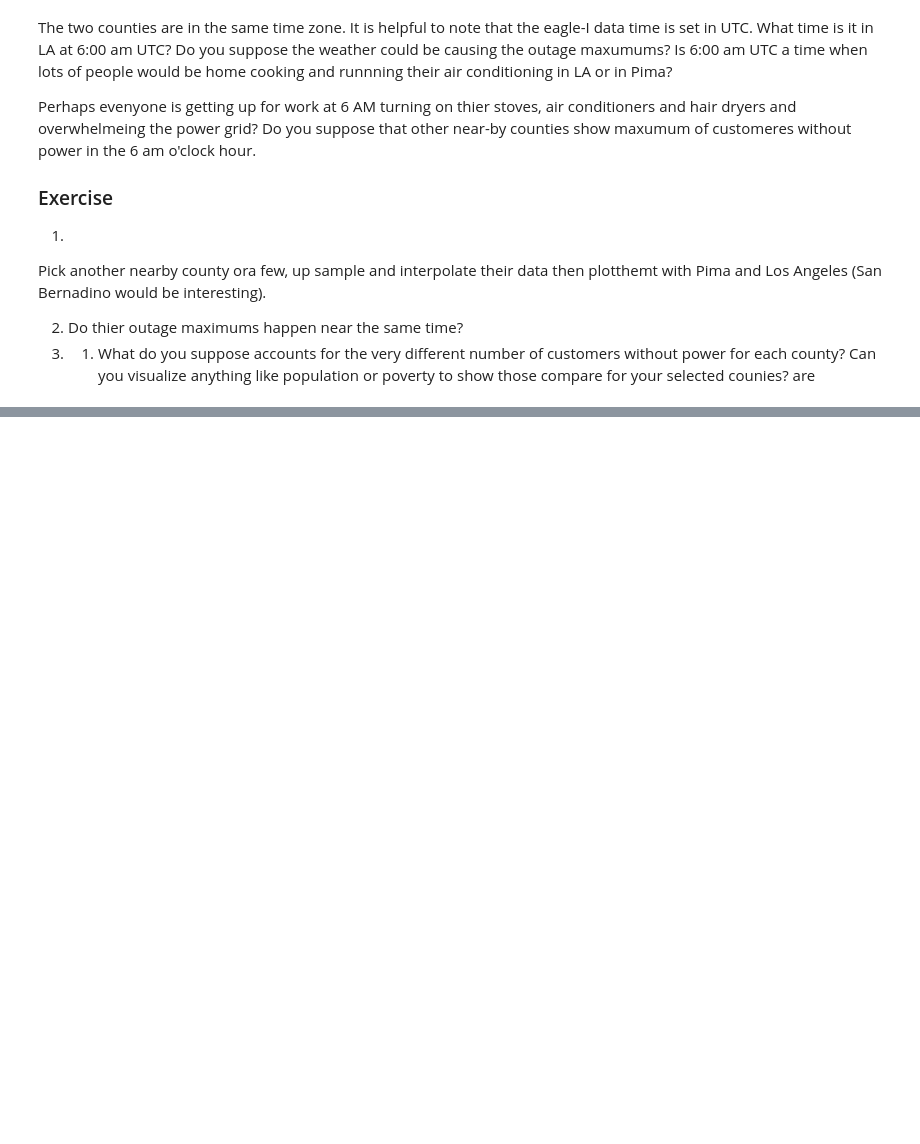
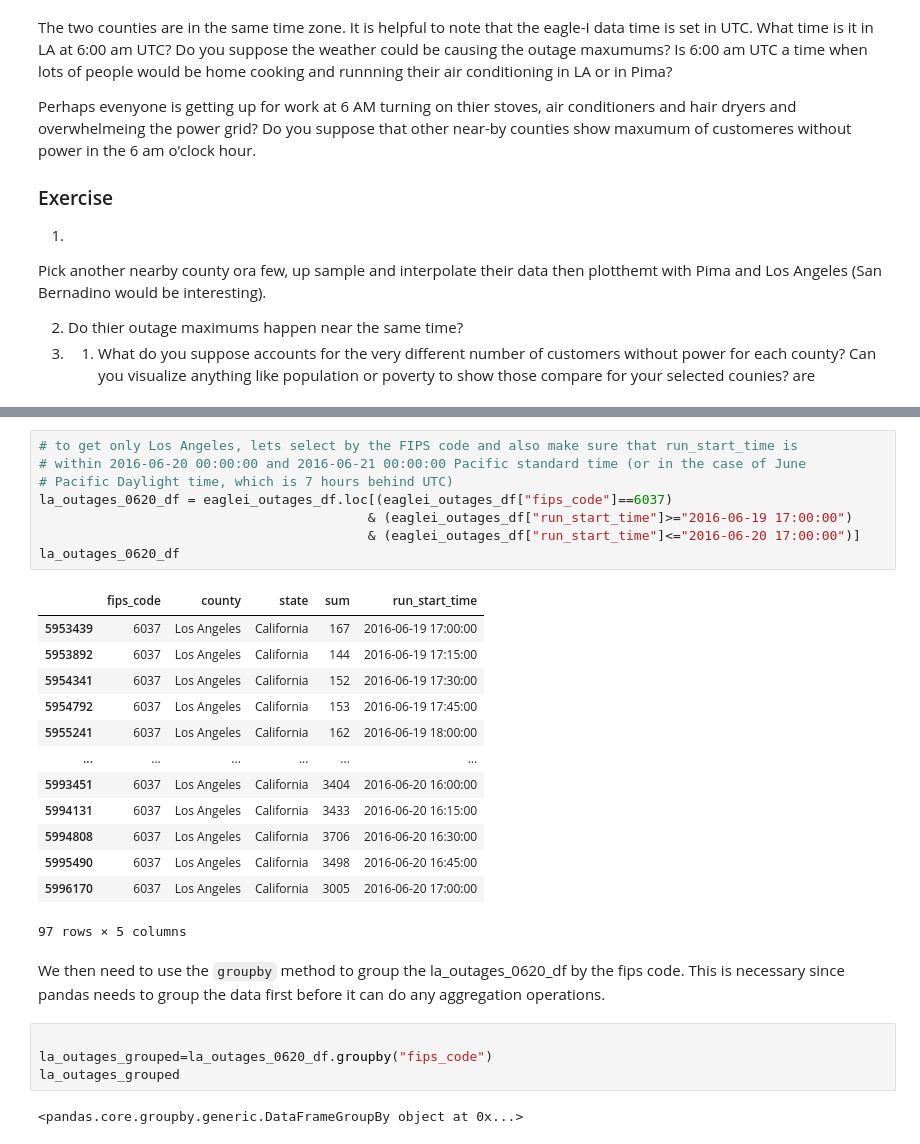
Before and after one commit to secondspass/power_outages_medically_vulnerable_populations, a Jupyter notebook: main.ipynb, the cells around one changed output, grey strips where cells are left out. Saved outputs shown, nothing was run; the diff lists cells and outputs as text; blank space fills up the shorter version.

```diff
--- a/main.ipynb
+++ b/main.ipynb
@@ -767,0 +791,30 @@ Pick another nearby county ora  few, up sample and interpolate their data then p
+# %%
+# to get only Los Angeles, lets select by the FIPS code and also make sure that run_start_time is
+# within 2016-06-20 00:00:00 and 2016-06-21 00:00:00 Pacific standard time (or in the case of June
+# Pacific Daylight time, which is 7 hours behind UTC)
+la_outages_0620_df = eaglei_outages_df.loc[(eaglei_outages_df["fips_code"]==6037)
+                                          & (eaglei_outages_df["run_start_time"]>="2016-06-19 17:00:00")
+                                          & (eaglei_outages_df["run_start_time"]<="2016-06-20 17:00:00")]
+la_outages_0620_df
+# %% [output]
+|  | fips_code | county | state | sum | run_start_time |
+| 5953439 | 6037 | Los Angeles | California | 167 | 2016-06-19 17:00:00 |
+| 5953892 | 6037 | Los Angeles | California | 144 | 2016-06-19 17:15:00 |
+| 5954341 | 6037 | Los Angeles | California | 152 | 2016-06-19 17:30:00 |
+| 5954792 | 6037 | Los Angeles | California | 153 | 2016-06-19 17:45:00 |
+| 5955241 | 6037 | Los Angeles | California | 162 | 2016-06-19 18:00:00 |
+| ... | ... | ... | ... | ... | ... |
+| 5993451 | 6037 | Los Angeles | California | 3404 | 2016-06-20 16:00:00 |
+| 5994131 | 6037 | Los Angeles | California | 3433 | 2016-06-20 16:15:00 |
+| 5994808 | 6037 | Los Angeles | California | 3706 | 2016-06-20 16:30:00 |
+| 5995490 | 6037 | Los Angeles | California | 3498 | 2016-06-20 16:45:00 |
+| 5996170 | 6037 | Los Angeles | California | 3005 | 2016-06-20 17:00:00 |
+97 rows × 5 columns
+# %% [markdown]
+We then need to use the `groupby` method to group the la_outages_0620_df by the fips code. This is necessary since pandas needs to group the data first before it can do any aggregation operations.
+# %%
+
+la_outages_grouped=la_outages_0620_df.groupby("fips_code")
+la_outages_grouped
+# %% [output]
+<pandas.core.groupby.generic.DataFrameGroupBy object at 0x...>
```
Also changed, not shown: parts of 27 cells of this notebook.
